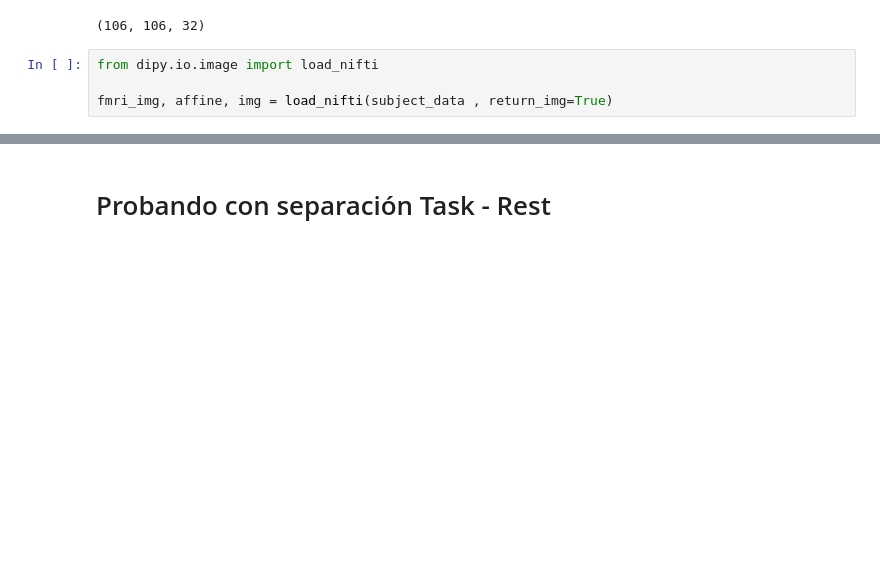
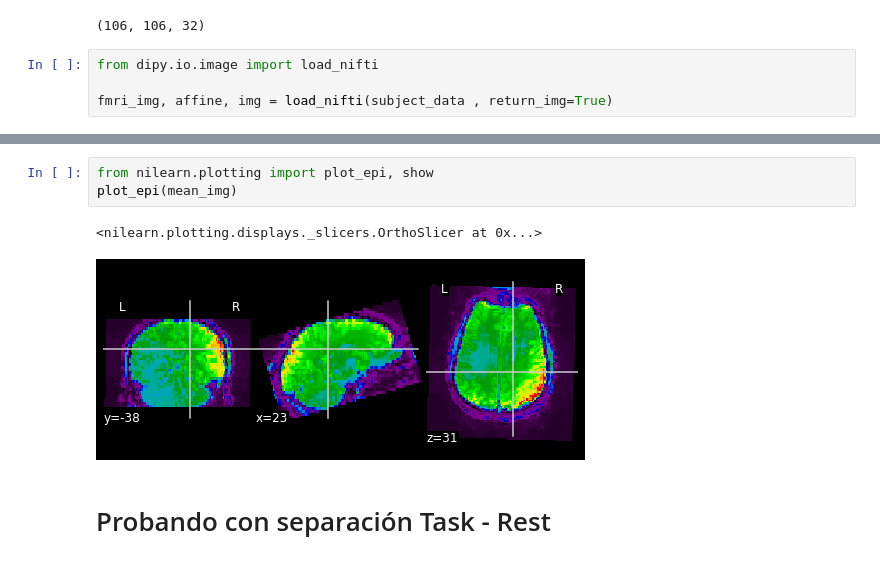
Before and after one commit to mrpotato180/final_project_neuroim, a Jupyter notebook: Notebook_fMRI.ipynb, the cells around one changed output, grey strips where cells are left out. Saved outputs shown, nothing was run; the diff lists cells and outputs as text; blank space fills up the shorter version.

```diff
--- a/Notebook_fMRI.ipynb
+++ b/Notebook_fMRI.ipynb
@@ -61,3 +72,9 @@ fmri_img, affine, img = load_nifti(subject_data , return_img=True)
+# %%
+from nilearn.plotting import plot_epi, show
+plot_epi(mean_img)
+# %% [output]
+<nilearn.plotting.displays._slicers.OrthoSlicer at 0x...>
+[figure, added]
 # %% [markdown]
 # Probando con separación Task - Rest
 # %%
```
Also changed, not shown: parts of 10 cells of this notebook.
